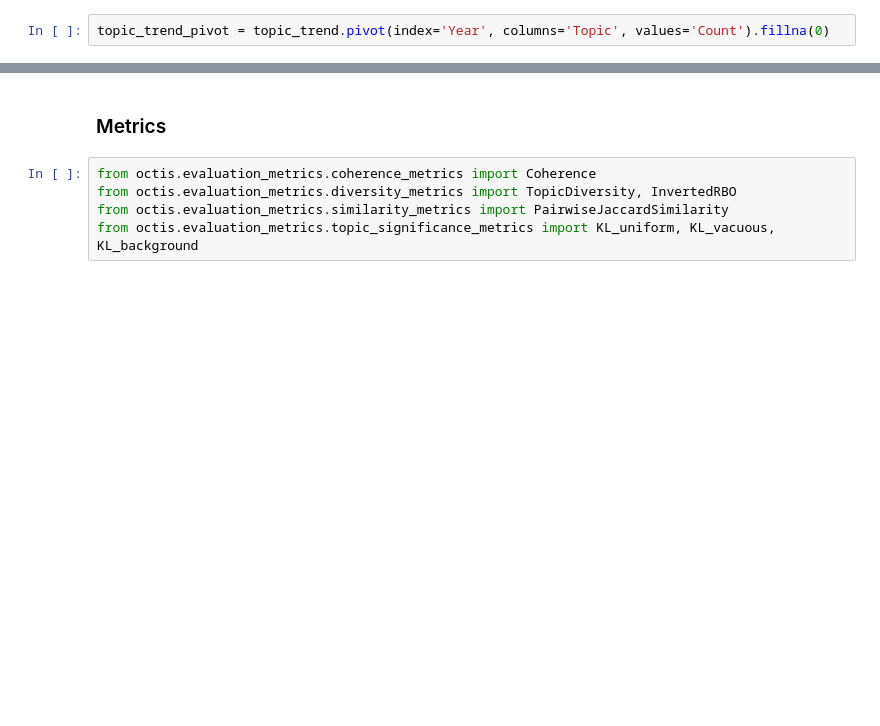
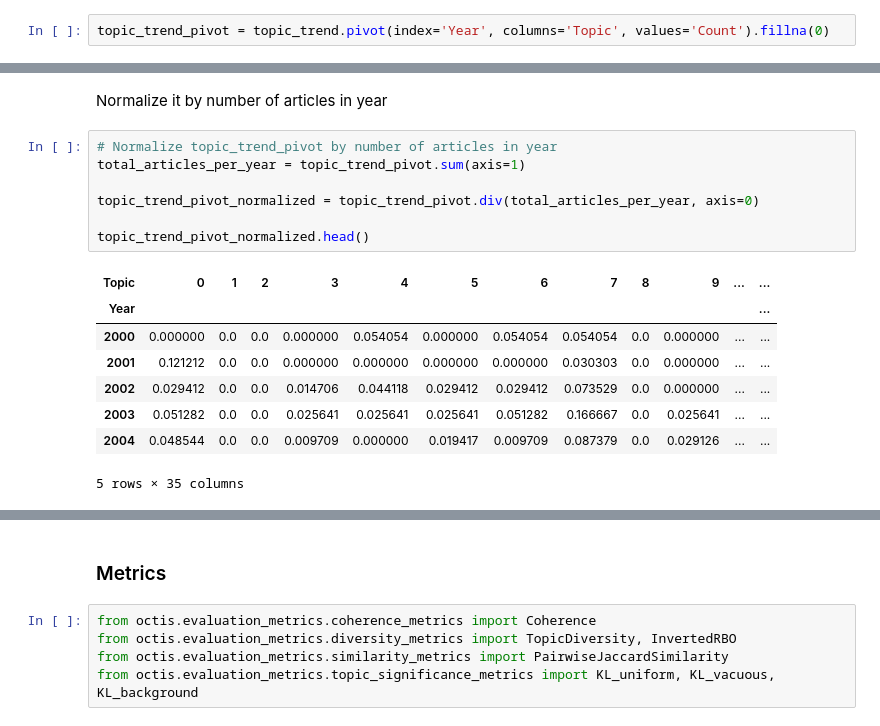
Before and after one commit to MStrzezon/Arxiv-Topic-Trend-Analysis, a Jupyter notebook: src/doc2vec/doc2vec_kmeans.ipynb, the cells around one changed output, grey strips where cells are left out. Cells and saved outputs as stored; diff of their text form; blank space fills up the shorter version.

```diff
--- a/src/doc2vec/doc2vec_kmeans.ipynb
+++ b/src/doc2vec/doc2vec_kmeans.ipynb
@@ -253,2 +253,20 @@ topic_trend_pivot.head()
 5 rows × 35 columns
+# %% [markdown]
+Normalize it by number of articles in year
+# %%
+# Normalize topic_trend_pivot by number of articles in year
+total_articles_per_year = topic_trend_pivot.sum(axis=1)
+
+topic_trend_pivot_normalized = topic_trend_pivot.div(total_articles_per_year, axis=0)
+
+topic_trend_pivot_normalized.head()
+# %% [output]
+| Topic | 0 | 1 | 2 | 3 | 4 | 5 | 6 | 7 | 8 | 9 | ... | ... |
+| Year |  |  |  |  |  |  |  |  |  |  |  | ... |
+| 2000 | 0.000000 | 0.0 | 0.0 | 0.000000 | 0.054054 | 0.000000 | 0.054054 | 0.054054 | 0.0 | 0.000000 | ... | ... |
+| 2001 | 0.121212 | 0.0 | 0.0 | 0.000000 | 0.000000 | 0.000000 | 0.000000 | 0.030303 | 0.0 | 0.000000 | ... | ... |
+| 2002 | 0.029412 | 0.0 | 0.0 | 0.014706 | 0.044118 | 0.029412 | 0.029412 | 0.073529 | 0.0 | 0.000000 | ... | ... |
+| 2003 | 0.051282 | 0.0 | 0.0 | 0.025641 | 0.025641 | 0.025641 | 0.051282 | 0.166667 | 0.0 | 0.025641 | ... | ... |
+| 2004 | 0.048544 | 0.0 | 0.0 | 0.009709 | 0.000000 | 0.019417 | 0.009709 | 0.087379 | 0.0 | 0.029126 | ... | ... |
+5 rows × 35 columns
 # %%
```
Also changed, not shown: parts of 17 cells of this notebook, 1 other file.
